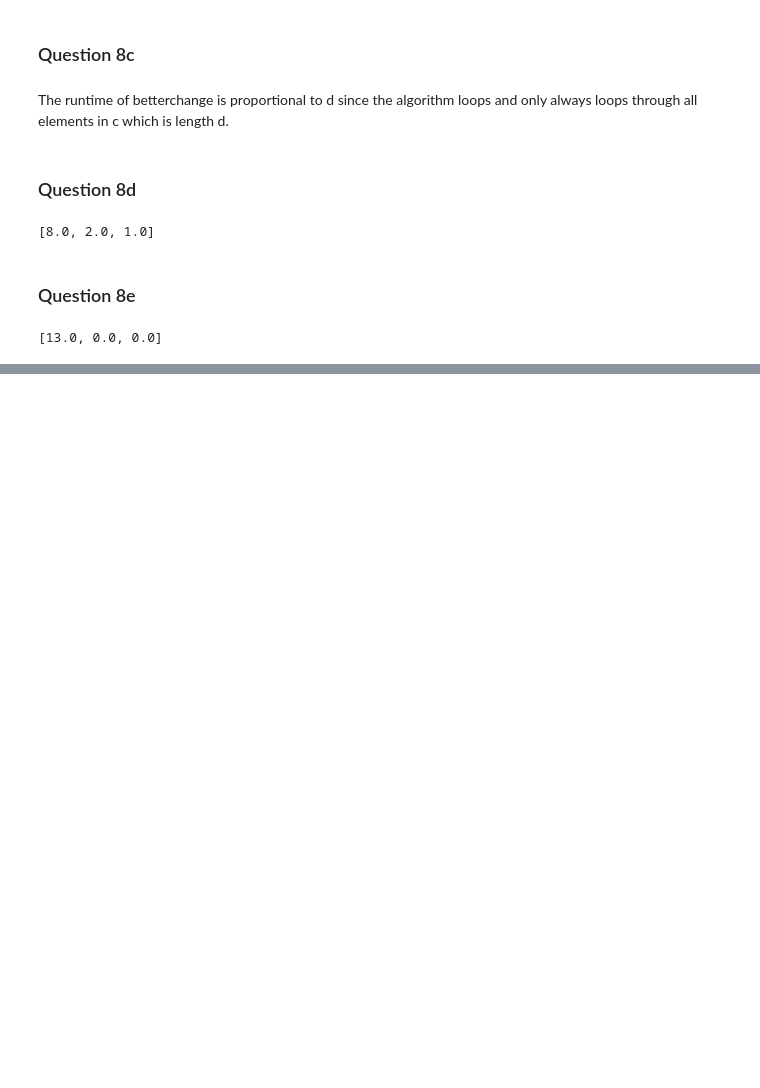
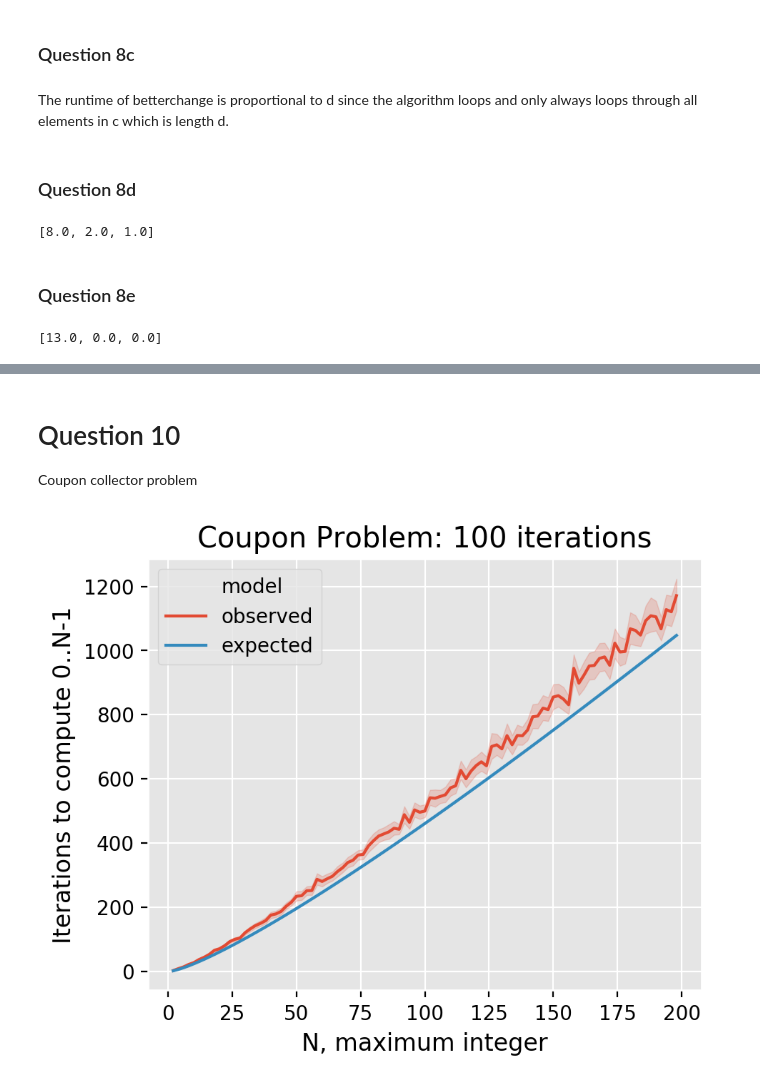
Before and after one commit to ryananeff/BioAlgorithms, a Jupyter notebook: assignment1/Homework1.ipynb, the cells around one changed output, grey strips where cells are left out. Cells and saved outputs as stored; diff of their text form; code cells hidden in the pictures; blank space fills up the shorter version.

```diff
--- a/assignment1/Homework1.ipynb
+++ b/assignment1/Homework1.ipynb
@@ -602,0 +660,36 @@ betterchange(0.67,[.05,.10,.25],3)
+# %% [markdown]
+# Question 10
+
+Coupon collector problem
+# %%
+def test_coupon_problem(N,rounds=1000):
+    lengths = []
+    for round in range(0,rounds):
+        len_sequence = 0
+        test_set = set()
+        while True:
+            num = np.random.randint(low=0,high=N)
+            test_set.add(num)
+            if len(test_set) != N:
+                len_sequence += 1
+            else:
+                lengths.append(len_sequence)
+                break
+    return lengths
+# %%
+results = []
+for i in range(2,200,2):
+    #results: length iteration type first_repeat
+    for a,v in enumerate(test_coupon_problem(i,100)):
+        results.append([i,a,"observed",v])
+        results.append([i,a,"expected",i*np.log(i)])
+
+df = pd.DataFrame(results,columns=["length","iteration","model","first_repeat"])
+sb.lineplot(data=df,x="length",y="first_repeat", hue="model")
+plt.title("Coupon Problem: 100 iterations")
+plt.xlabel("N, maximum integer")
+plt.ylabel("Iterations to compute 0..N-1")
+plt.savefig("problem_10.png")
+plt.show()
+# %% [output]
+[figure, added]
```
Also changed, not shown: parts of 5 cells of this notebook.
